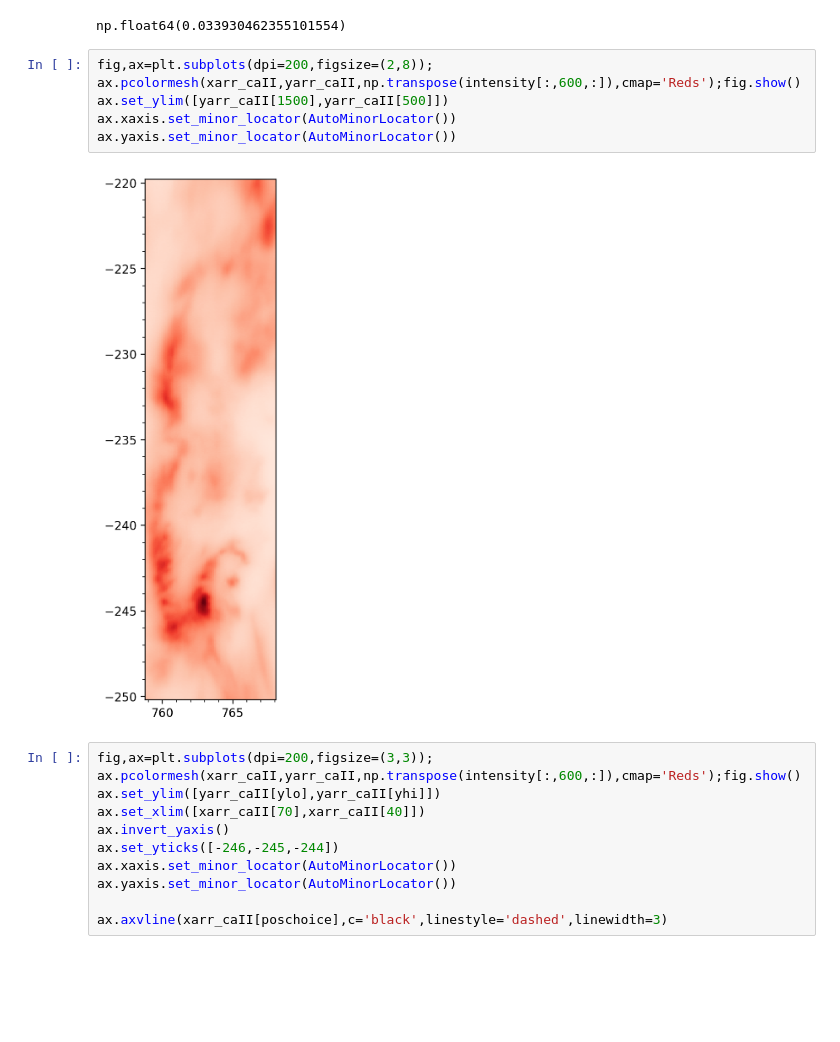
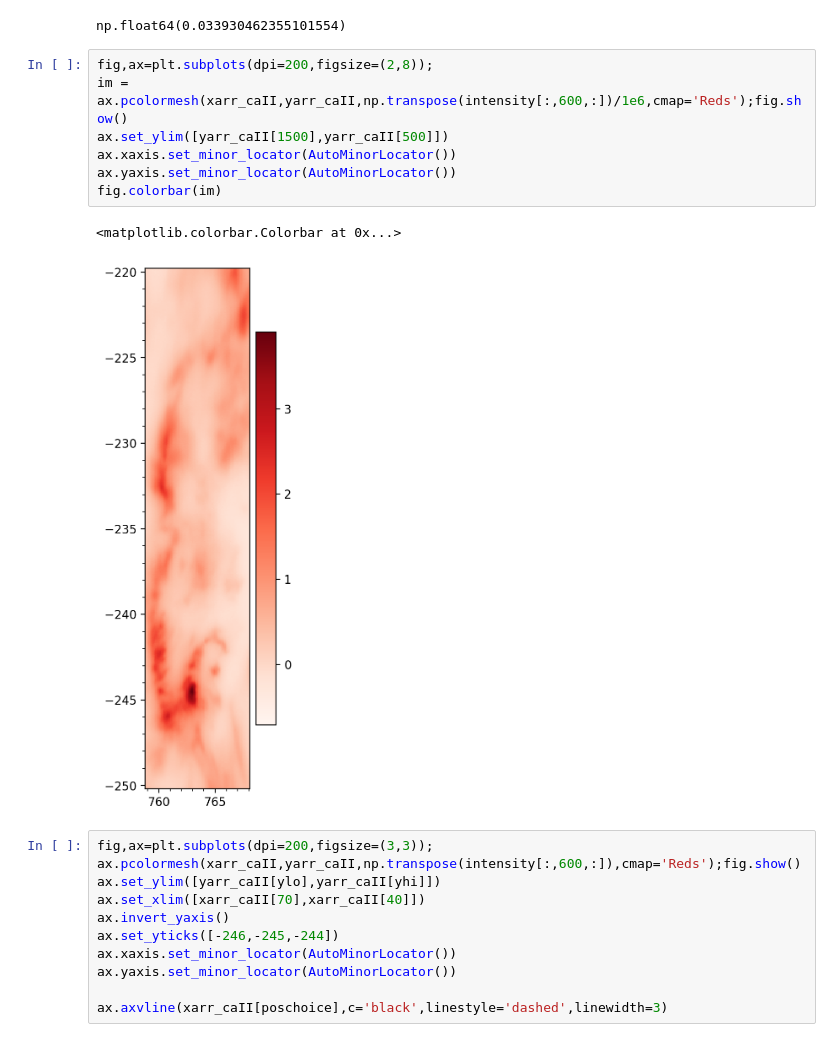
Before and after one commit to coletamburri2112/Flare_Patrol_Analysis, a Jupyter notebook: NOTEBOOKS/11_Aug_2024_Flare_Paper_Plots/ViSP_ultrafinestructure.ipynb, the cells around one changed output. Saved outputs shown, nothing was run; the diff lists cells and outputs as text; blank space fills up the shorter version.

Commit message:
mods to figures (and  new one)

```diff
--- a/NOTEBOOKS/11_Aug_2024_Flare_Paper_Plots/ViSP_ultrafinestructure.ipynb
+++ b/NOTEBOOKS/11_Aug_2024_Flare_Paper_Plots/ViSP_ultrafinestructure.ipynb
@@ -48,12 +48,14 @@ wl[600]-396.847
 np.float64(0.033930462355101554)
 # %%
 fig,ax=plt.subplots(dpi=200,figsize=(2,8));
-ax.pcolormesh(xarr_caII,yarr_caII,np.transpose(intensity[:,600,:]),cmap='Reds');fig.show()
+im = ax.pcolormesh(xarr_caII,yarr_caII,np.transpose(intensity[:,600,:])/1e6,cmap='Reds');fig.show()
 ax.set_ylim([yarr_caII[1500],yarr_caII[500]])
 ax.xaxis.set_minor_locator(AutoMinorLocator())
 ax.yaxis.set_minor_locator(AutoMinorLocator())
+fig.colorbar(im)
 # %% [output]
+<matplotlib.colorbar.Colorbar at 0x...>
-[figure, old version]
+[figure, new version]
 # %%
 fig,ax=plt.subplots(dpi=200,figsize=(3,3));
 ax.pcolormesh(xarr_caII,yarr_caII,np.transpose(intensity[:,600,:]),cmap='Reds');fig.show()
```
Also changed, not shown: parts of 6 cells of this notebook, 4 other files.
